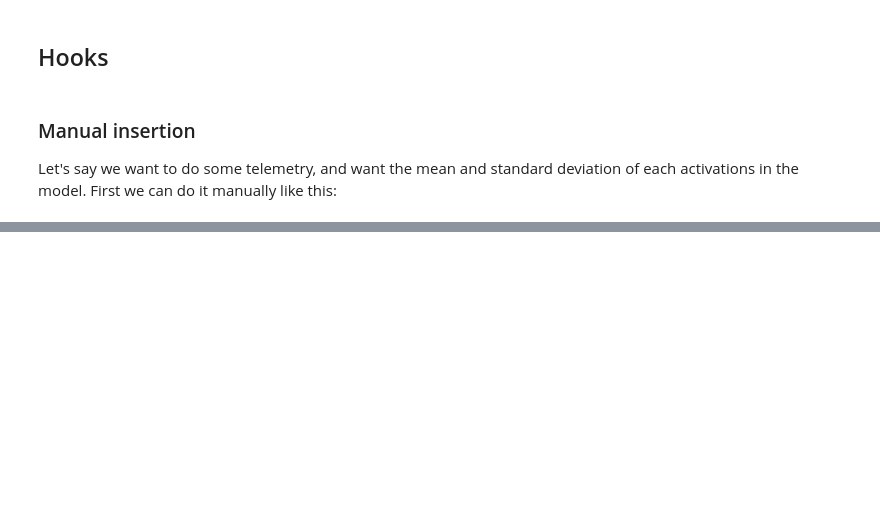
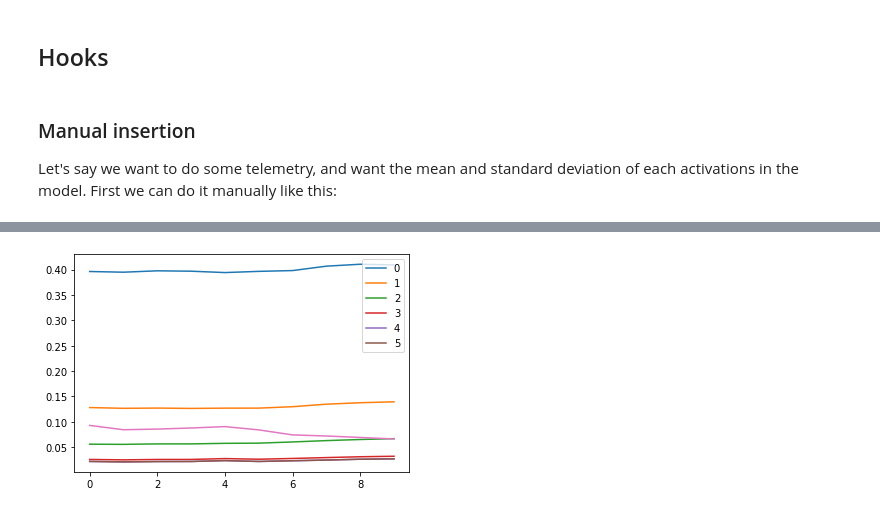
Before and after one commit to jack281291/deep_learning, a Jupyter notebook: fastai/notebooks/05_cuda_cnn_hooks.ipynb, the cells around one changed output, grey strips where cells are left out. Saved outputs shown, nothing was run; the diff lists cells and outputs as text; code cells hidden in the pictures; blank space fills up the shorter version.

```diff
--- a/fastai/notebooks/05_cuda_cnn_hooks.ipynb
+++ b/fastai/notebooks/05_cuda_cnn_hooks.ipynb
@@ -201,0 +240,5 @@ Let's say we want to do some telemetry, and want the mean and standard deviation
+# %%
+for l in model.act_stds: plt.plot(l[:10])
+plt.legend(range(6));
+# %% [output]
+[figure, added]
```
Also changed, not shown: parts of 53 cells of this notebook, 5 other files.
